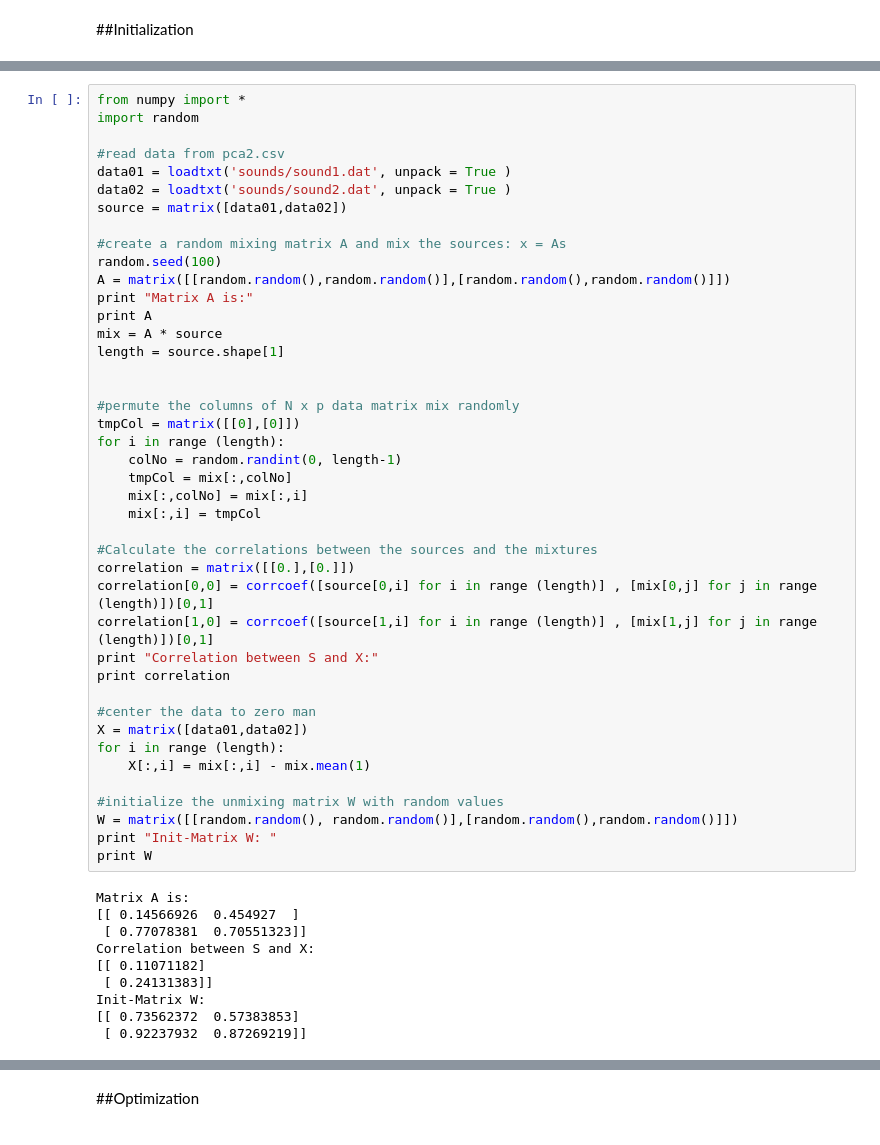
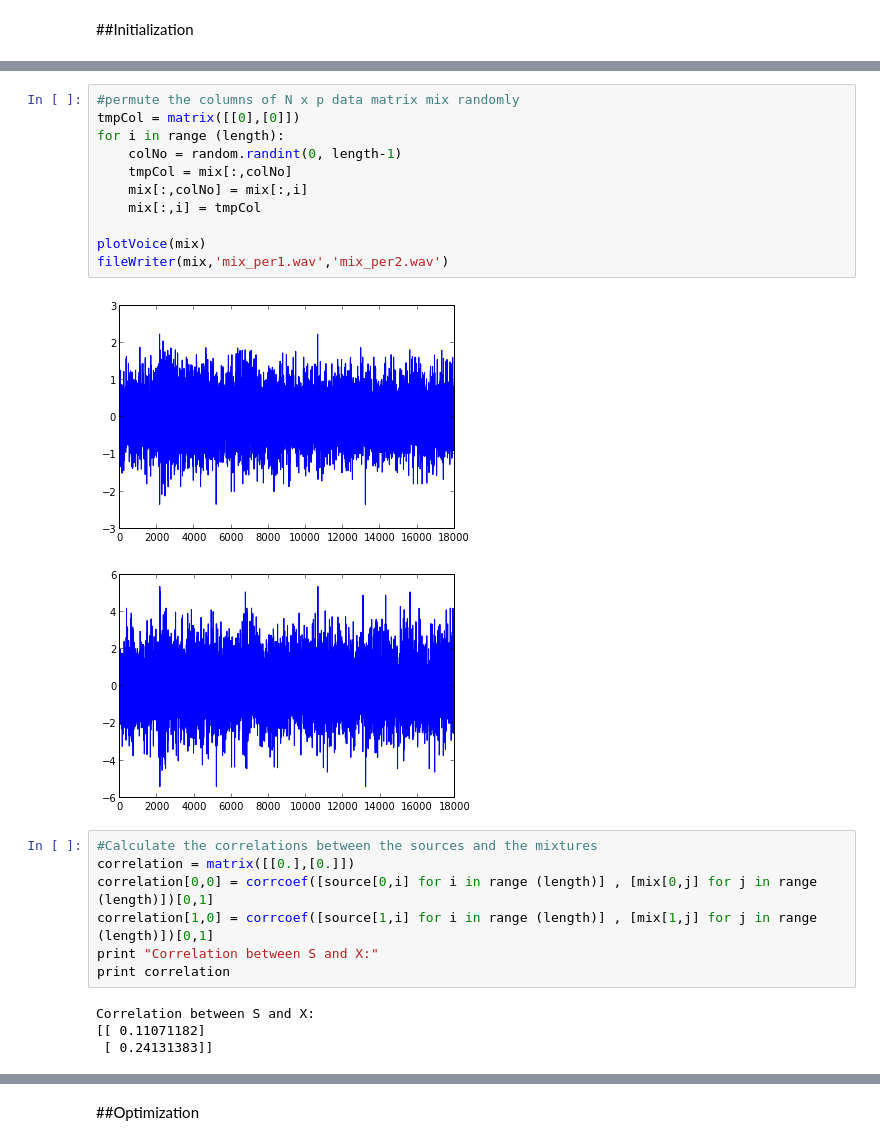
Before and after one commit to titicaca/MI02, a Jupyter notebook: 06/Exercise 6.ipynb, the cells around one changed output, grey strips where cells are left out. Cells and saved outputs as stored; diff of their text form.

```diff
--- a/06/Exercise 6.ipynb
+++ b/06/Exercise 6.ipynb
@@ -10,52 +120,25 @@ Density Transformations & ICA
+# %%
+#permute the columns of N x p data matrix mix randomly
+tmpCol = matrix([[0],[0]])
+for i in range (length):
+    colNo = random.randint(0, length-1)
+    tmpCol = mix[:,colNo]
+    mix[:,colNo] = mix[:,i]
+    mix[:,i] = tmpCol
+
+plotVoice(mix)
+fileWriter(mix,'mix_per1.wav','mix_per2.wav')
+# %% [output]
+[figure, added]
+[figure, added]
 # %%
-from numpy import *
-import random
-
-#read data from pca2.csv
-data01 = loadtxt('sounds/sound1.dat', unpack = True )
-data02 = loadtxt('sounds/sound2.dat', unpack = True )
-source = matrix([data01,data02])
-
-#create a random mixing matrix A and mix the sources: x = As
-random.seed(100)
-A = matrix([[random.random(),random.random()],[random.random(),random.random()]])
-print "Matrix A is:"
-print A
-mix = A * source
-length = source.shape[1]
-
-
-#permute the columns of N x p data matrix mix randomly
-tmpCol = matrix([[0],[0]])
-for i in range (length):
-    colNo = random.randint(0, length-1)
-    tmpCol = mix[:,colNo]
-    mix[:,colNo] = mix[:,i]
-    mix[:,i] = tmpCol
-
 #Calculate the correlations between the sources and the mixtures
 correlation = matrix([[0.],[0.]])
 correlation[0,0] = corrcoef([source[0,i] for i in range (length)] , [mix[0,j] for j in range (length)])[0,1]
 correlation[1,0] = corrcoef([source[1,i] for i in range (length)] , [mix[1,j] for j in range (length)])[0,1]
 print "Correlation between S and X:"
 print correlation
-
-#center the data to zero man
-X = matrix([data01,data02])
-for i in range (length):
-    X[:,i] = mix[:,i] - mix.mean(1)
-
-#initialize the unmixing matrix W with random values
-W = matrix([[random.random(), random.random()],[random.random(),random.random()]])
-print "Init-Matrix W: "
-print W
 # %% [output]
-Matrix A is:
-[[ 0.14566926  0.454927  ]
- [ 0.77078381  0.70551323]]
 Correlation between S and X:
 [[ 0.11071182]
  [ 0.24131383]]
-Init-Matrix W:
-[[ 0.73562372  0.57383853]
- [ 0.92237932  0.87269219]]
```
Also changed, not shown: parts of 30 cells of this notebook, 37 other files.
